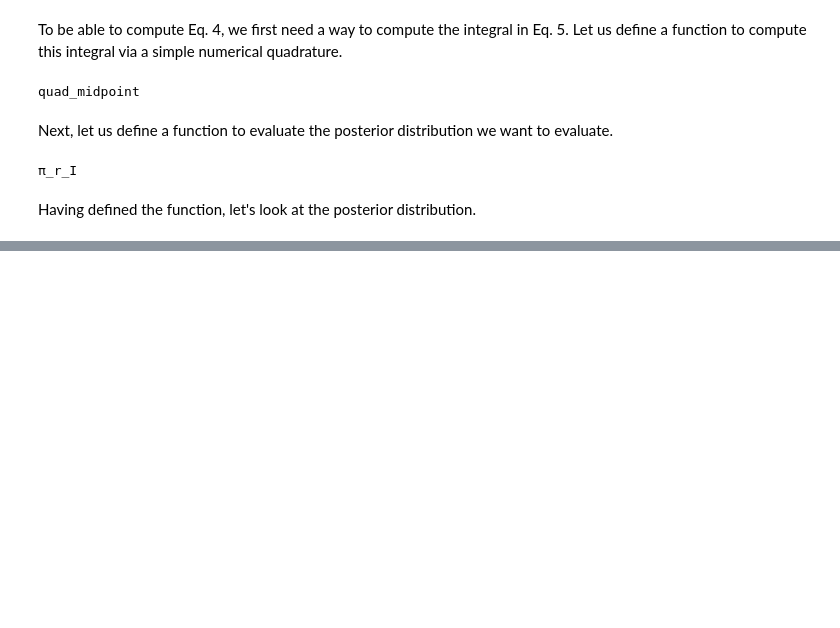
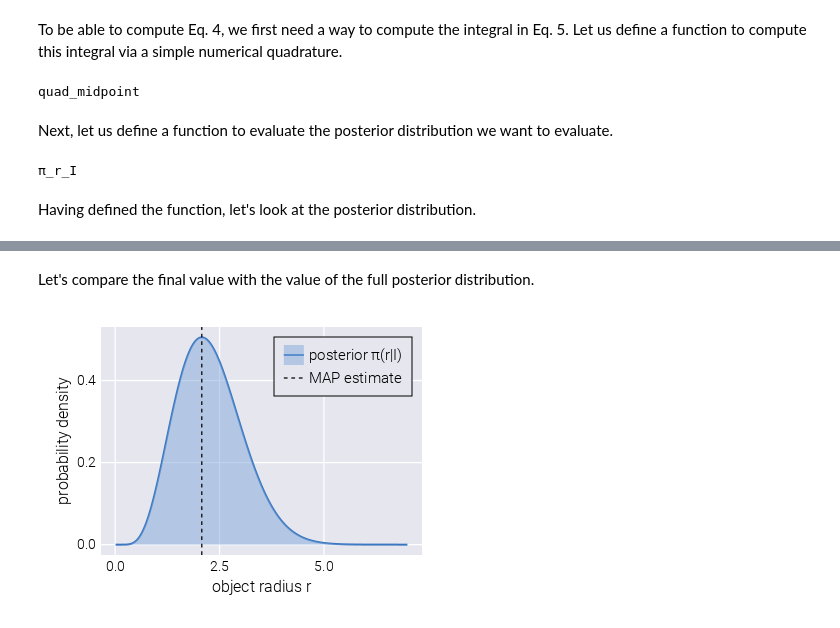
Before and after one commit to mrazomej/active_inference_tutorials, a Jupyter notebook: code/exploratory/bogacz_2017.ipynb, the cells around one changed output, grey strips where cells are left out. Saved outputs shown, nothing was run; the diff lists cells and outputs as text; code cells hidden in the pictures; blank space fills up the shorter version.

```diff
--- a/code/exploratory/bogacz_2017.ipynb
+++ b/code/exploratory/bogacz_2017.ipynb
@@ -230,0 +376,45 @@ fig
+# %% [markdown]
+Let's compare the final value with the value of the full posterior distribution.
+# %%
+# Initialize figure
+fig = Figure(resolution=(400, 300))
+
+# Add axis
+ax = Axis(
+    fig[1, 1],
+    xlabel="object radius r",
+    ylabel="probability density"
+)
+
+# Plot posterior distribution
+lines!(
+    ax,
+    r,
+    π_posterior,
+    label="posterior π(r|I)",
+    color=color_palette[:blue]
+)
+
+fill_between!(
+    ax,
+    r,
+    zeros(length(r)),
+    π_posterior,
+    label="posterior π(r|I)",
+    color=(color_palette[:light_blue], 0.5)
+)
+
+# Add final value
+vlines!(
+    r_opt[end],
+    linestyle=:dash,
+    color=:black,
+    label="MAP estimate"
+)
+
+# Add legend
+axislegend(ax, unique=true, merge=true)
+
+fig
+# %% [output]
+[figure, added]
```
Also changed, not shown: parts of 10 cells of this notebook.
